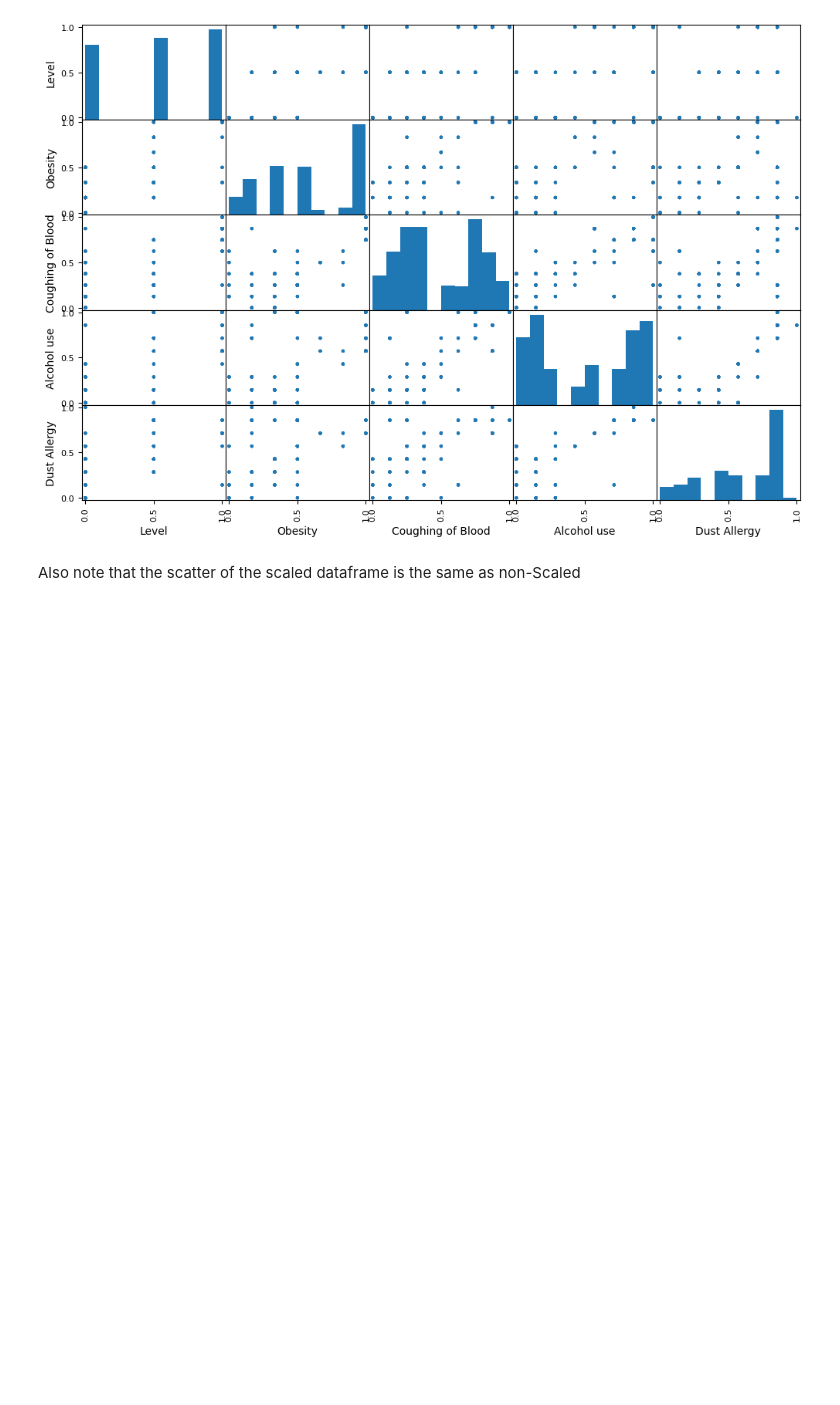
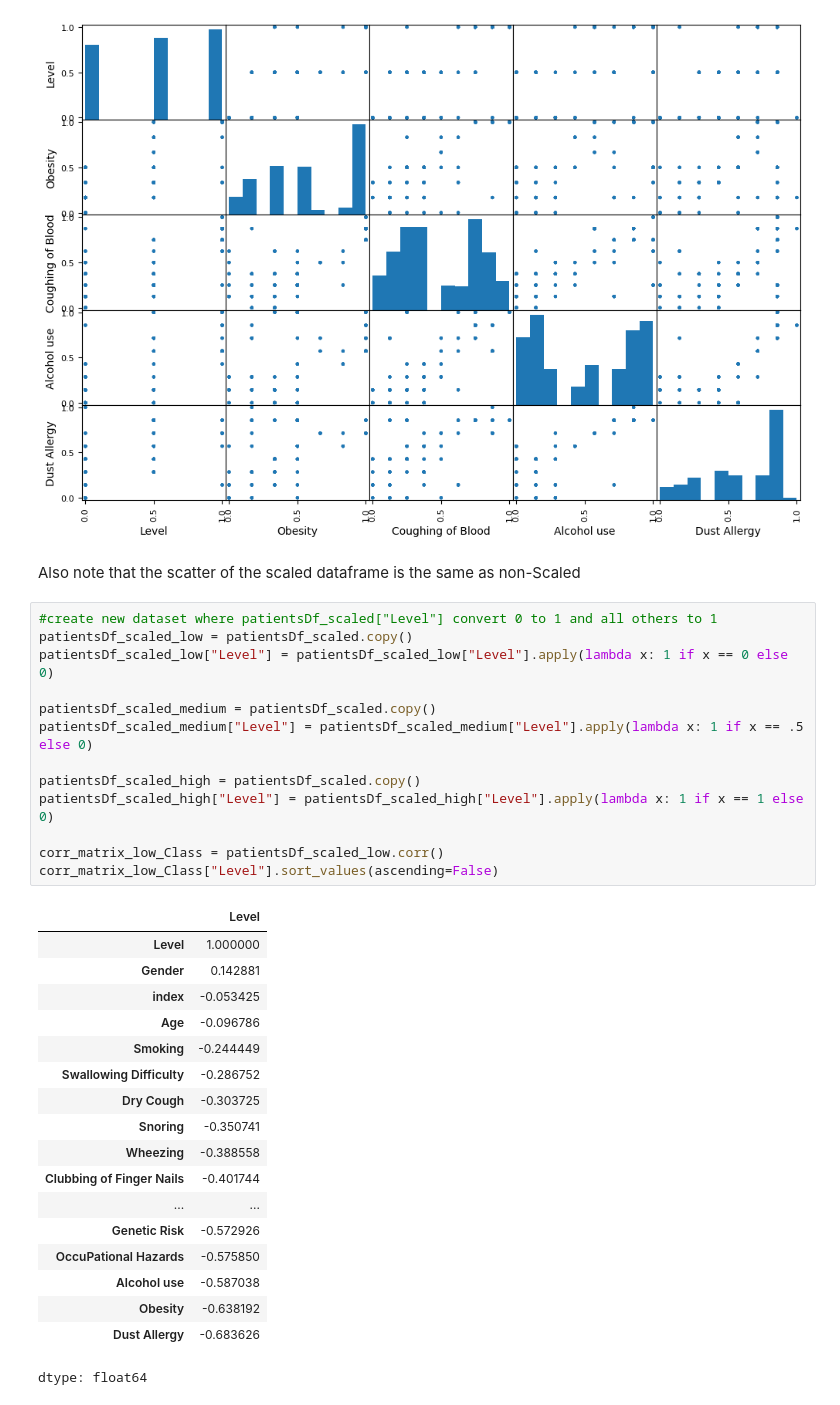
Before and after one commit to mkz4000/F21DL, a Jupyter notebook: Week2.ipynb, the cells around one changed output. Saved outputs shown, nothing was run; the diff lists cells and outputs as text; blank space fills up the shorter version.

Commit message:
adding correlation values for each class

```diff
--- a/Week2.ipynb
+++ b/Week2.ipynb
@@ -260,3 +260,35 @@ array([[<Axes: xlabel='Level', ylabel='Level'>,
 [figure]
 # %% [markdown]
 Also note that the scatter of the scaled dataframe is the same as non-Scaled
+# %%
+#create new dataset where patientsDf_scaled["Level"] convert 0 to 1 and all others to 1
+patientsDf_scaled_low = patientsDf_scaled.copy()
+patientsDf_scaled_low["Level"] = patientsDf_scaled_low["Level"].apply(lambda x: 1 if x == 0 else 0)
+
+patientsDf_scaled_medium = patientsDf_scaled.copy()
+patientsDf_scaled_medium["Level"] = patientsDf_scaled_medium["Level"].apply(lambda x: 1 if x == .5 else 0)
+
+patientsDf_scaled_high = patientsDf_scaled.copy()
+patientsDf_scaled_high["Level"] = patientsDf_scaled_high["Level"].apply(lambda x: 1 if x == 1 else 0)
+
+corr_matrix_low_Class = patientsDf_scaled_low.corr()
+corr_matrix_low_Class["Level"].sort_values(ascending=False)
+# %% [output]
+|  | Level |
+| Level | 1.000000 |
+| Gender | 0.142881 |
+| index | -0.053425 |
+| Age | -0.096786 |
+| Smoking | -0.244449 |
+| Swallowing Difficulty | -0.286752 |
+| Dry Cough | -0.303725 |
+| Snoring | -0.350741 |
+| Wheezing | -0.388558 |
+| Clubbing of Finger Nails | -0.401744 |
+| ... | ... |
+| Genetic Risk | -0.572926 |
+| OccuPational Hazards | -0.575850 |
+| Alcohol use | -0.587038 |
+| Obesity | -0.638192 |
+| Dust Allergy | -0.683626 |
+dtype: float64
```
Also changed, not shown: parts of 3 cells of this notebook.
